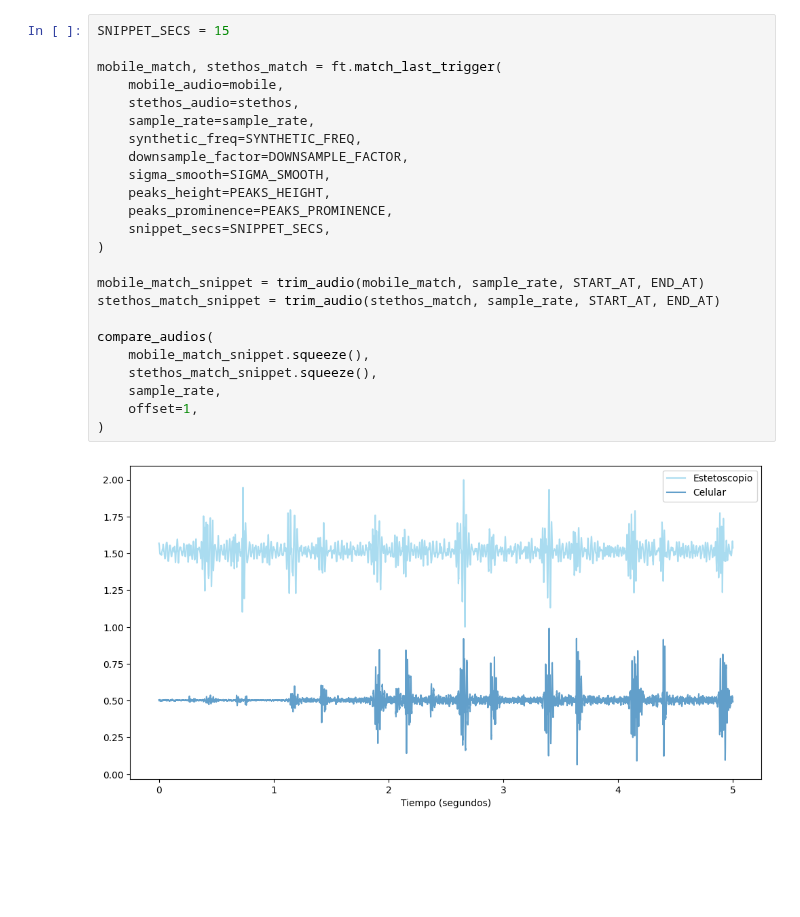
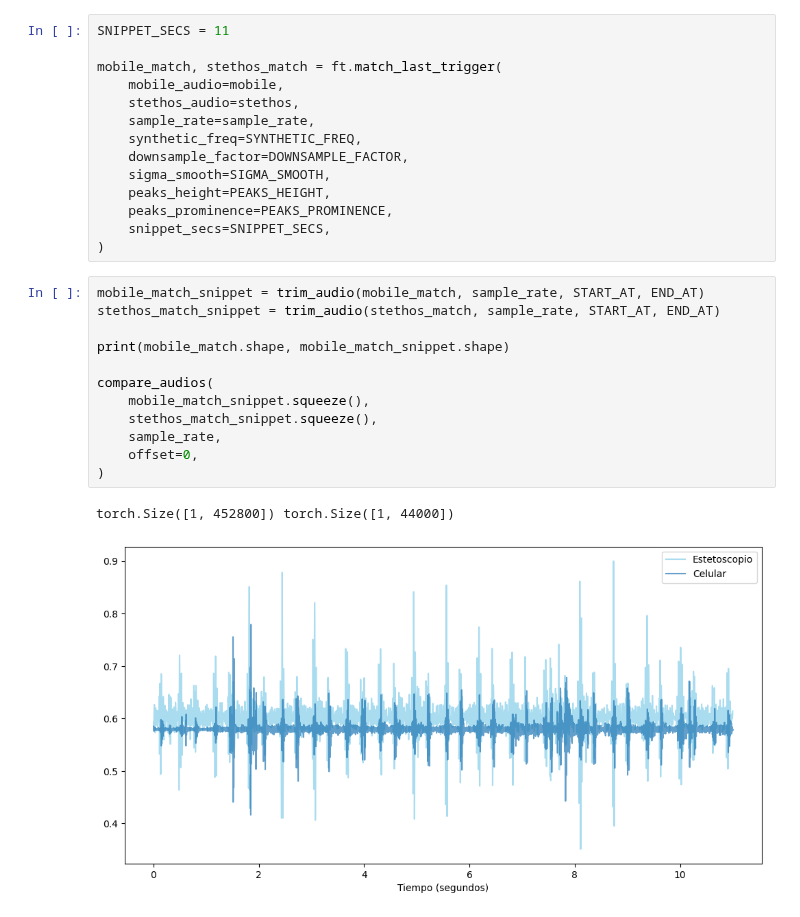
Before and after one commit to Afroefras/coratech, a Jupyter notebook: notebooks/last-trigger/last-trigger-match.ipynb, the cells around one changed output. Cells and saved outputs as stored; diff of their text form; blank space fills up the shorter version.

Commit message:
Now we have methods to match hearbeats, split into shunks and save it as tensors

```diff
--- a/notebooks/last-trigger/last-trigger-match.ipynb
+++ b/notebooks/last-trigger/last-trigger-match.ipynb
@@ -74,5 +75,5 @@ plt.show()
 # %%
-SNIPPET_SECS = 15
+SNIPPET_SECS = 11
 
 mobile_match, stethos_match = ft.match_last_trigger(
     mobile_audio=mobile,
@@ -85,15 +86,18 @@ mobile_match, stethos_match = ft.match_last_trigger(
     peaks_prominence=PEAKS_PROMINENCE,
     snippet_secs=SNIPPET_SECS,
 )
-
-mobile_match_snippet = trim_audio(mobile_match, sample_rate, START_AT, END_AT)
-stethos_match_snippet = trim_audio(stethos_match, sample_rate, START_AT, END_AT)
-
-compare_audios(
-    mobile_match_snippet.squeeze(),
-    stethos_match_snippet.squeeze(),
-    sample_rate,
-    offset=1,
-)
-# %% [output]
-[figure, removed]
+# %%
+mobile_match_snippet = trim_audio(mobile_match, sample_rate, START_AT, END_AT)
+stethos_match_snippet = trim_audio(stethos_match, sample_rate, START_AT, END_AT)
+
+print(mobile_match.shape, mobile_match_snippet.shape)
+
+compare_audios(
+    mobile_match_snippet.squeeze(),
+    stethos_match_snippet.squeeze(),
+    sample_rate,
+    offset=0,
+)
+# %% [output]
+torch.Size([1, 452800]) torch.Size([1, 44000])
+[figure, added]
```
Also changed, not shown: parts of 7 cells of this notebook, 2 other files.
